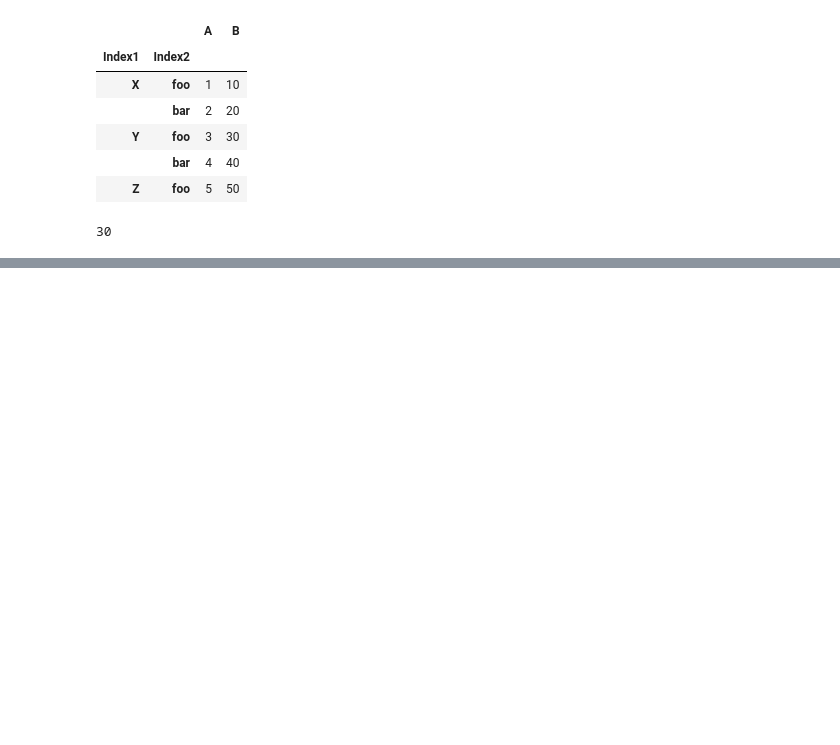
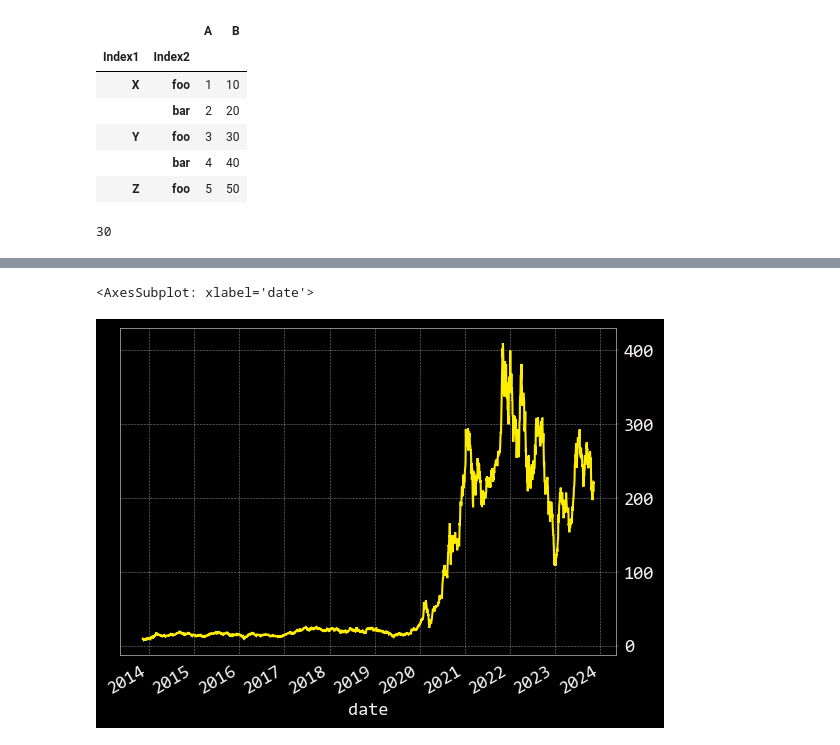
Before and after one commit to mikewenner/Data_Science, a Jupyter notebook: Untitled.ipynb, the cells around one changed output, grey strips where cells are left out. Cells and saved outputs as stored; diff of their text form; code cells hidden in the pictures; blank space fills up the shorter version.

```diff
--- a/Untitled.ipynb
+++ b/Untitled.ipynb
@@ -125,0 +209,6 @@ df.iloc[(2,1)]
+# %%
+start = '2013-11-09'
+end = '2023-11-09'
+
+aapl = openbb.stocks.load('TSLA', start_date=start, end_date=end)
+aapl
@@ -125,0 +231,5 @@ df.iloc[(2,1)]
+# %%
+aapl['Close'].plot()
+# %% [output]
+<AxesSubplot: xlabel='date'>
+[figure, added]
```
Also changed, not shown: parts of 16 cells of this notebook.
